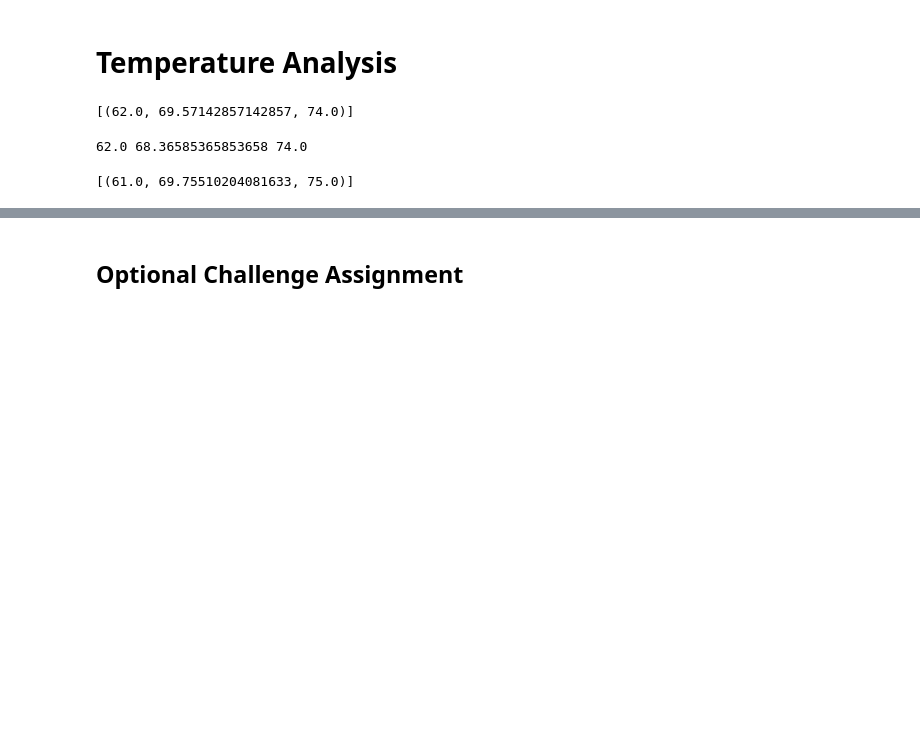
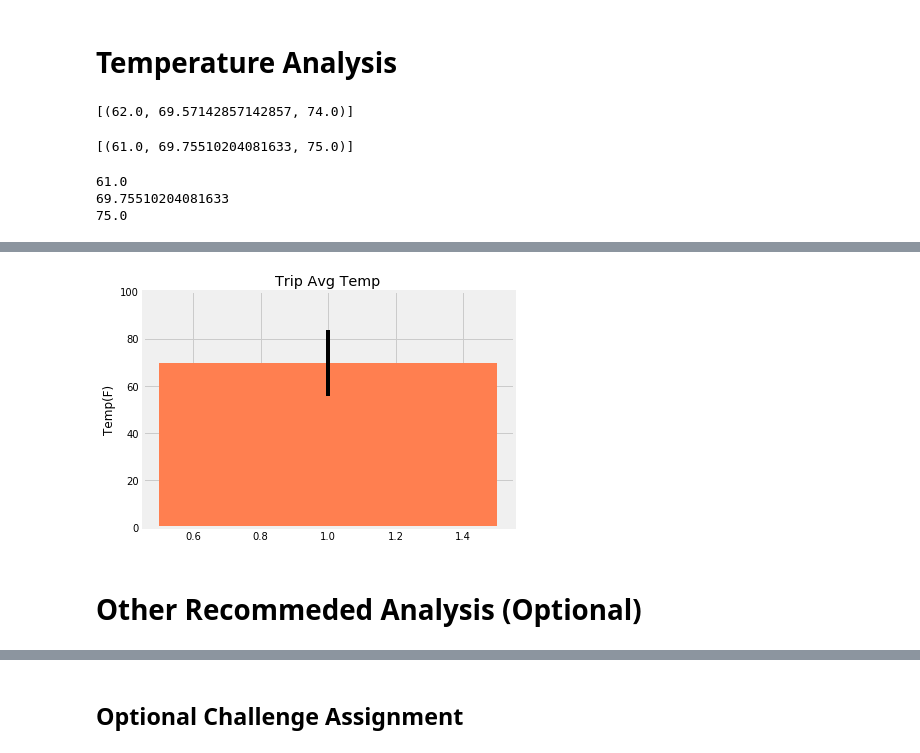
Before and after one commit to gilliangadiano/Advanced-Data-Storage-and-Retrieval, a Jupyter notebook: climate_analysis.ipynb, the cells around one changed output, grey strips where cells are left out. Cells and saved outputs as stored; diff of their text form; code cells hidden in the pictures; blank space fills up the shorter version.

```diff
--- a/climate_analysis.ipynb
+++ b/climate_analysis.ipynb
@@ -220,16 +219,40 @@ print(calc_temps('2012-02-28', '2012-03-05'))
 # Use your previous function `calc_temps` to calculate the tmin, tavg, and tmax
 # for your trip using the previous year's data for those same dates.
 
-# if "those same dates" are using the above sample dates (2012) then the previous year's data would be (2011)
+start_date = dt.date(2011, 2, 28)
+end_date = dt.date(2011, 3, 5)
+
+temp_calc = calc_temps(start_date, end_date)
+temp_calc
 # %% [output]
-62.0 68.36585365853658 74.0
+[(61.0, 69.75510204081633, 75.0)]
-# %%
-print(calc_temps('2011-02-28', '2011-03-05'))
-# %% [output]
-[(61.0, 69.75510204081633, 75.0)]
+# %%
+tmin = temp_calc[0][0]
+tavg = temp_calc[0][1]
+tmax = temp_calc[0][2]
+print(tmin)
+print(tavg)
+print(tmax)
+# %% [output]
+61.0
+69.75510204081633
+75.0
 # %%
 # Plot the results from your previous query as a bar chart.
 # Use "Trip Avg Temp" as your Title
 # Use the average temperature for the y value
 # Use the peak-to-peak (tmax-tmin) value as the y error bar (yerr)
+
+x = 1
+y = tavg
+yerr = (tmax-tmin)
+
+plt.bar(x, y, align='center', color ='coral', width = 1)
+plt.title("Trip Avg Temp")
+plt.errorbar(x, y, yerr, color= 'black')
+# plt.xlim(0,2,1)
+plt.ylim(0,100)
+plt.ylabel('Temp(F)')
+plt.tight_layout()
+plt.show()
 # %% [output]
@@ -238,3 +259,7 @@ print(calc_temps('2011-02-28', '2011-03-05'))
+[figure, added]
+# %% [markdown]
+
+# Other Recommeded Analysis (Optional)
 # %%
 # Calculate the rainfall per weather station for your trip dates using the previous year's matching dates.
 # Sort this in descending order by precipitation amount and list the station, name, latitude, longitude, and elevation
```
Also changed, not shown: parts of 11 cells of this notebook, 1 other file.
